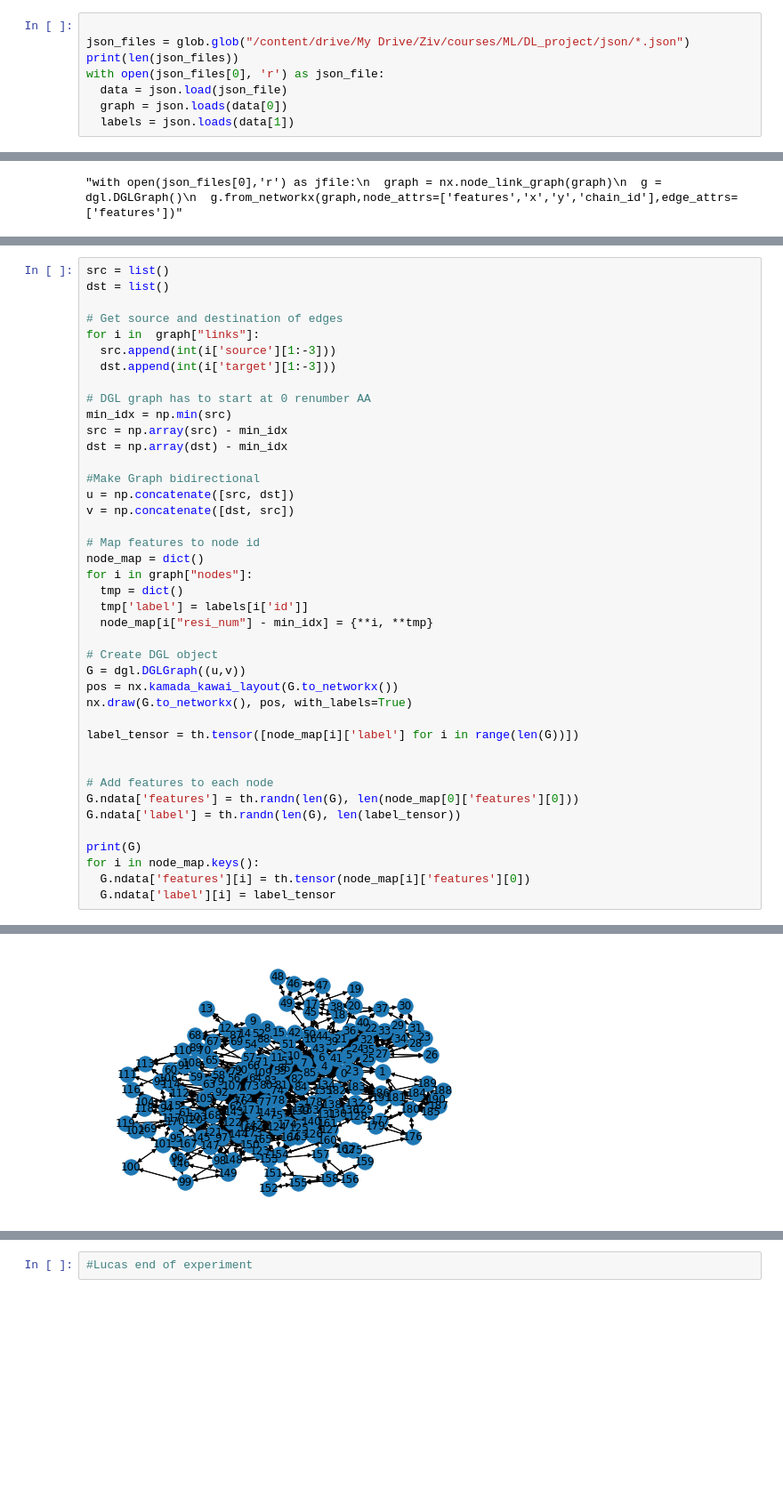
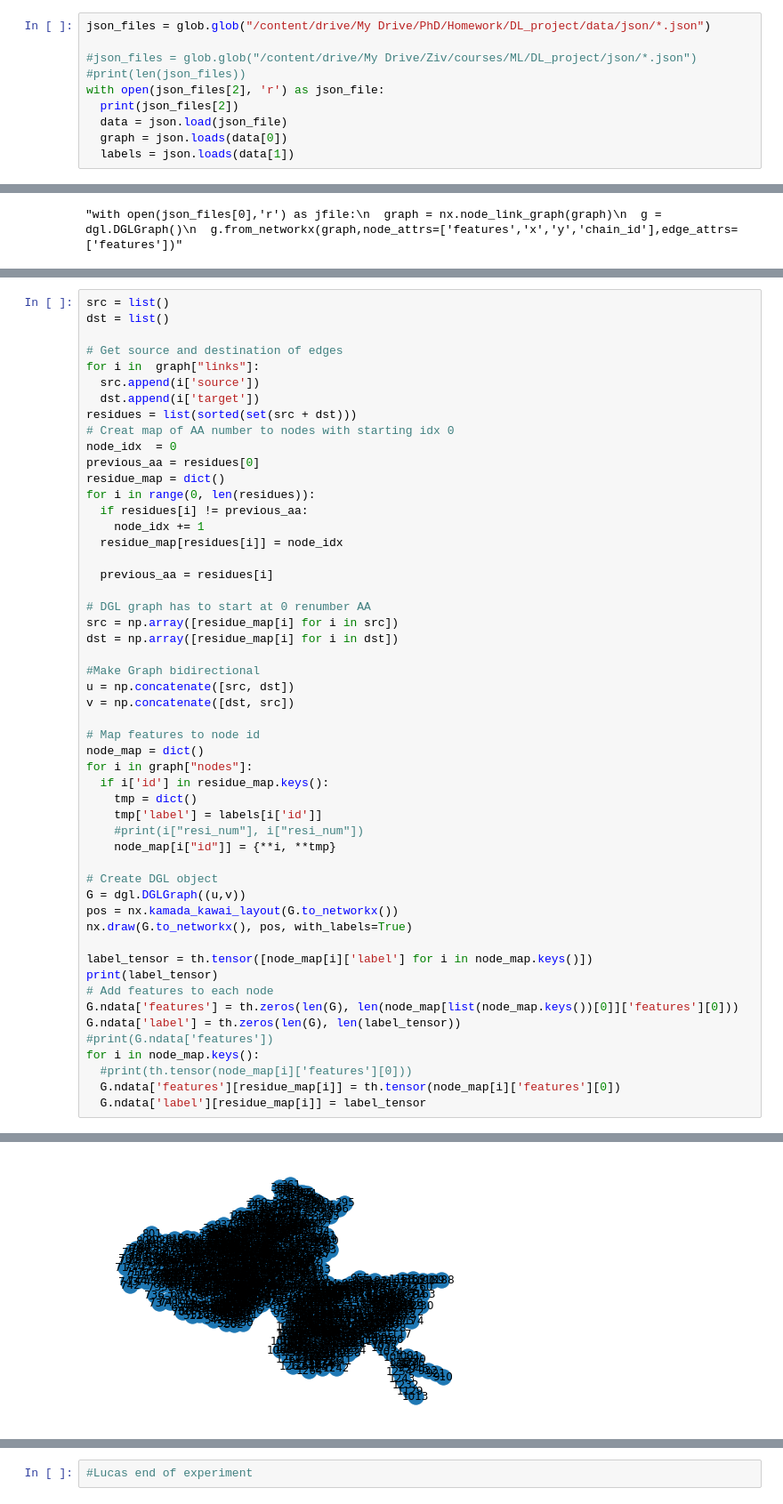
Before and after one commit to LucasCRK/DL_project, a Jupyter notebook: DL_Project.ipynb, the cells around one changed output, grey strips where cells are left out. Shown at 89% size. Cells and saved outputs as stored; diff of their text form; blank space fills up the shorter version.

```diff
--- a/DL_Project.ipynb
+++ b/DL_Project.ipynb
@@ -79,8 +65,10 @@ Archive:  /content/drive/My Drive/Ziv/courses/ML/DL_project/json-20200813T133030
 # %%
+json_files = glob.glob("/content/drive/My Drive/PhD/Homework/DL_project/data/json/*.json")
 
-json_files = glob.glob("/content/drive/My Drive/Ziv/courses/ML/DL_project/json/*.json")
-print(len(json_files))
-with open(json_files[0], 'r') as json_file:
+#json_files = glob.glob("/content/drive/My Drive/Ziv/courses/ML/DL_project/json/*.json")
+#print(len(json_files))
+with open(json_files[2], 'r') as json_file:
+  print(json_files[2])
   data = json.load(json_file)
   graph = json.loads(data[0])
   labels = json.loads(data[1])
@@ -103,13 +119,23 @@ dst = list()
 
 # Get source and destination of edges
 for i in  graph["links"]:
-  src.append(int(i['source'][1:-3]))
-  dst.append(int(i['target'][1:-3]))
+  src.append(i['source'])
+  dst.append(i['target'])
+residues = list(sorted(set(src + dst)))
+# Creat map of AA number to nodes with starting idx 0
+node_idx  = 0
+previous_aa = residues[0]
+residue_map = dict()
+for i in range(0, len(residues)):
+  if residues[i] != previous_aa:
+    node_idx += 1
+  residue_map[residues[i]] = node_idx
+
+  previous_aa = residues[i]
 
 # DGL graph has to start at 0 renumber AA
-min_idx = np.min(src)
-src = np.array(src) - min_idx
-dst = np.array(dst) - min_idx
+src = np.array([residue_map[i] for i in src])
+dst = np.array([residue_map[i] for i in dst])
 
 #Make Graph bidirectional
 u = np.concatenate([src, dst])
@@ -118,24 +144,25 @@ v = np.concatenate([dst, src])
 # Map features to node id
 node_map = dict()
 for i in graph["nodes"]:
-  tmp = dict()
-  tmp['label'] = labels[i['id']]
-  node_map[i["resi_num"] - min_idx] = {**i, **tmp}
+  if i['id'] in residue_map.keys():
+    tmp = dict()
+    tmp['label'] = labels[i['id']]
+    #print(i["resi_num"], i["resi_num"])
+    node_map[i["id"]] = {**i, **tmp}
 
 # Create DGL object
 G = dgl.DGLGraph((u,v))
 pos = nx.kamada_kawai_layout(G.to_networkx())
 nx.draw(G.to_networkx(), pos, with_labels=True)
 
-label_tensor = th.tensor([node_map[i]['label'] for i in range(len(G))])
-
-
+label_tensor = th.tensor([node_map[i]['label'] for i in node_map.keys()])
+print(label_tensor)
 # Add features to each node
-G.ndata['features'] = th.randn(len(G), len(node_map[0]['features'][0]))
-G.ndata['label'] = th.randn(len(G), len(label_tensor))
-
-print(G)
+G.ndata['features'] = th.zeros(len(G), len(node_map[list(node_map.keys())[0]]['features'][0]))
+G.ndata['label'] = th.zeros(len(G), len(label_tensor))
+#print(G.ndata['features'])
 for i in node_map.keys():
-  G.ndata['features'][i] = th.tensor(node_map[i]['features'][0])
-  G.ndata['label'][i] = label_tensor
+  #print(th.tensor(node_map[i]['features'][0]))
+  G.ndata['features'][residue_map[i]] = th.tensor(node_map[i]['features'][0])
+  G.ndata['label'][residue_map[i]] = label_tensor
 # %% [output]
@@ -145 +170 @@ DGLGraph(num_nodes=192, num_edges=1932,
-[figure, old version]
+[figure, new version]
```
Also changed, not shown: parts of 16 cells of this notebook.
